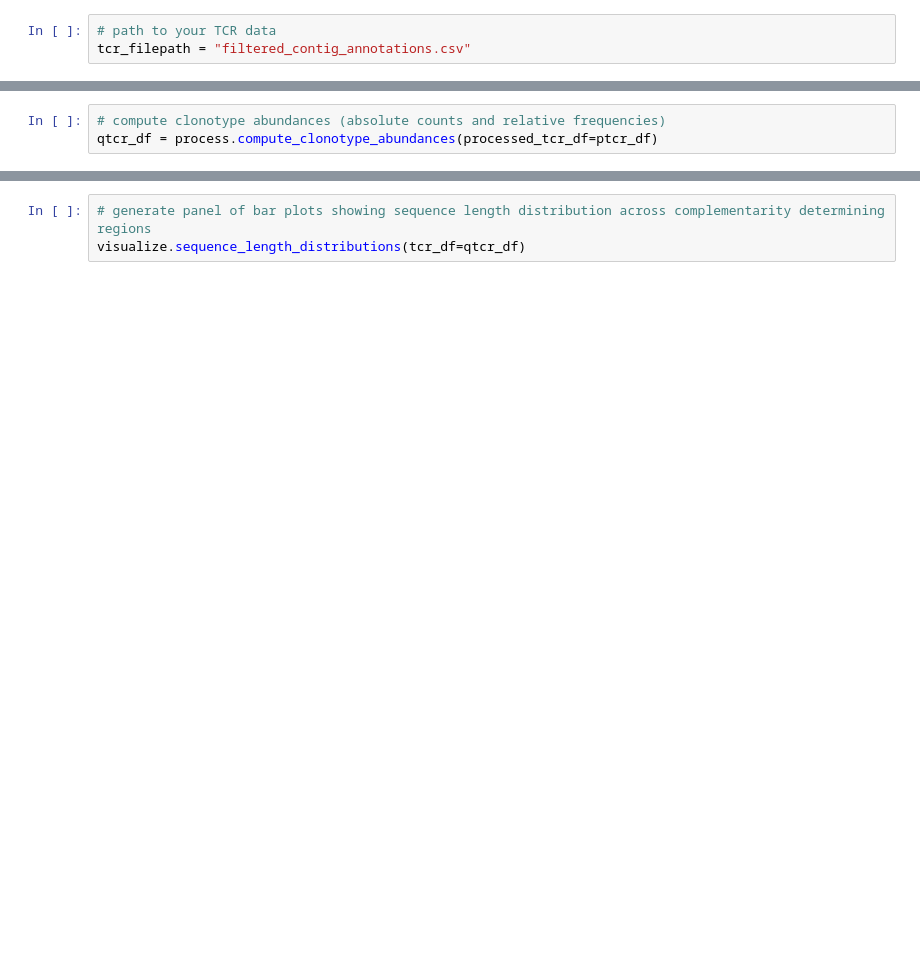
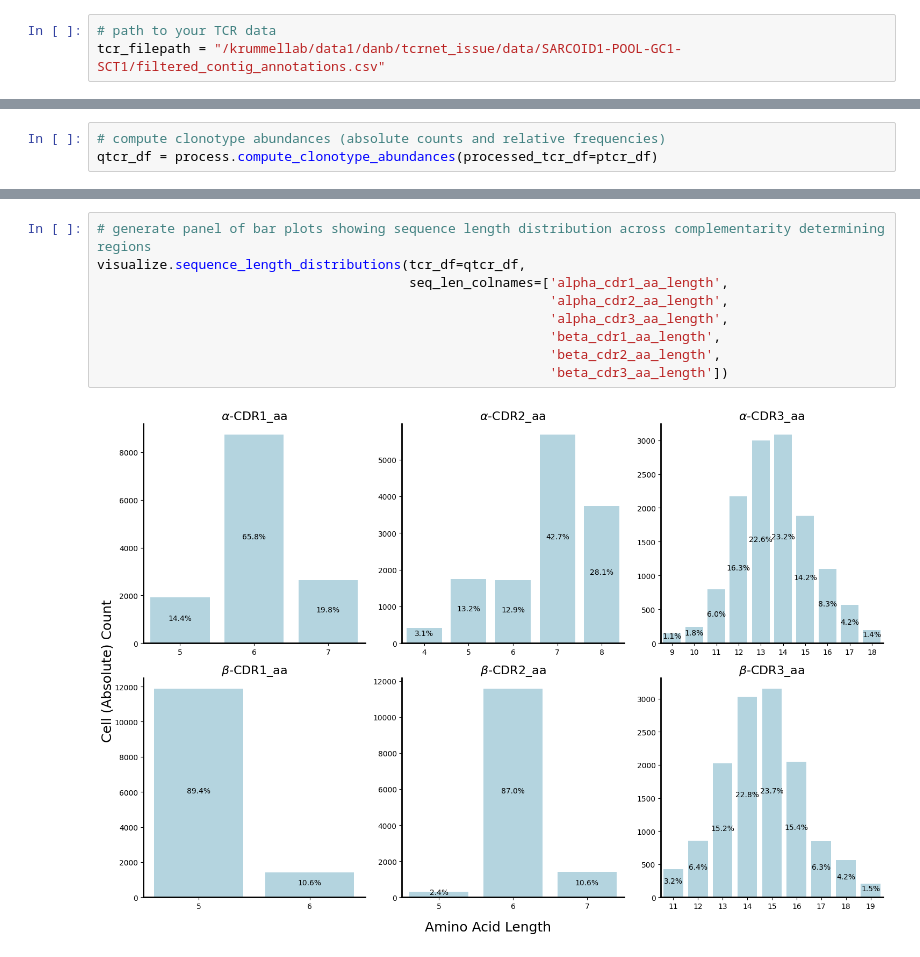
Before and after one commit to AlaaALatif/tcrnet, a Jupyter notebook: notebooks/tcrnet_10x_tutorial.ipynb, the cells around one changed output, grey strips where cells are left out. Cells and saved outputs as stored; diff of their text form; blank space fills up the shorter version.

```diff
--- a/notebooks/tcrnet_10x_tutorial.ipynb
+++ b/notebooks/tcrnet_10x_tutorial.ipynb
@@ -2,7 +2,7 @@
 from tcrnet import process, visualize
 # %%
 # path to your TCR data
-tcr_filepath = "filtered_contig_annotations.csv"
+tcr_filepath = "/krummellab/data1/danb/tcrnet_issue/data/SARCOID1-POOL-GC1-SCT1/filtered_contig_annotations.csv"
 # %%
 clonotype_definition = ['cdr1', 'cdr2', 'cdr3']
 # %%
@@ -24,6 +47,14 @@ qtcr_df = process.compute_clonotype_abundances(processed_tcr_df=ptcr_df)
 # %%
 # generate panel of bar plots showing sequence length distribution across complementarity determining regions
-visualize.sequence_length_distributions(tcr_df=qtcr_df)
+visualize.sequence_length_distributions(tcr_df=qtcr_df,
+                                        seq_len_colnames=['alpha_cdr1_aa_length',
+                                                          'alpha_cdr2_aa_length',
+                                                          'alpha_cdr3_aa_length',
+                                                          'beta_cdr1_aa_length',
+                                                          'beta_cdr2_aa_length',
+                                                          'beta_cdr3_aa_length'])
+# %% [output]
+[figure, added]
 # %%
 # generate histogram of clonotype abundances (most will likely have count = 1)
 visualize.clonotype_abundances(tcr_df=qtcr_df)
```
Also changed, not shown: parts of 7 cells of this notebook.
